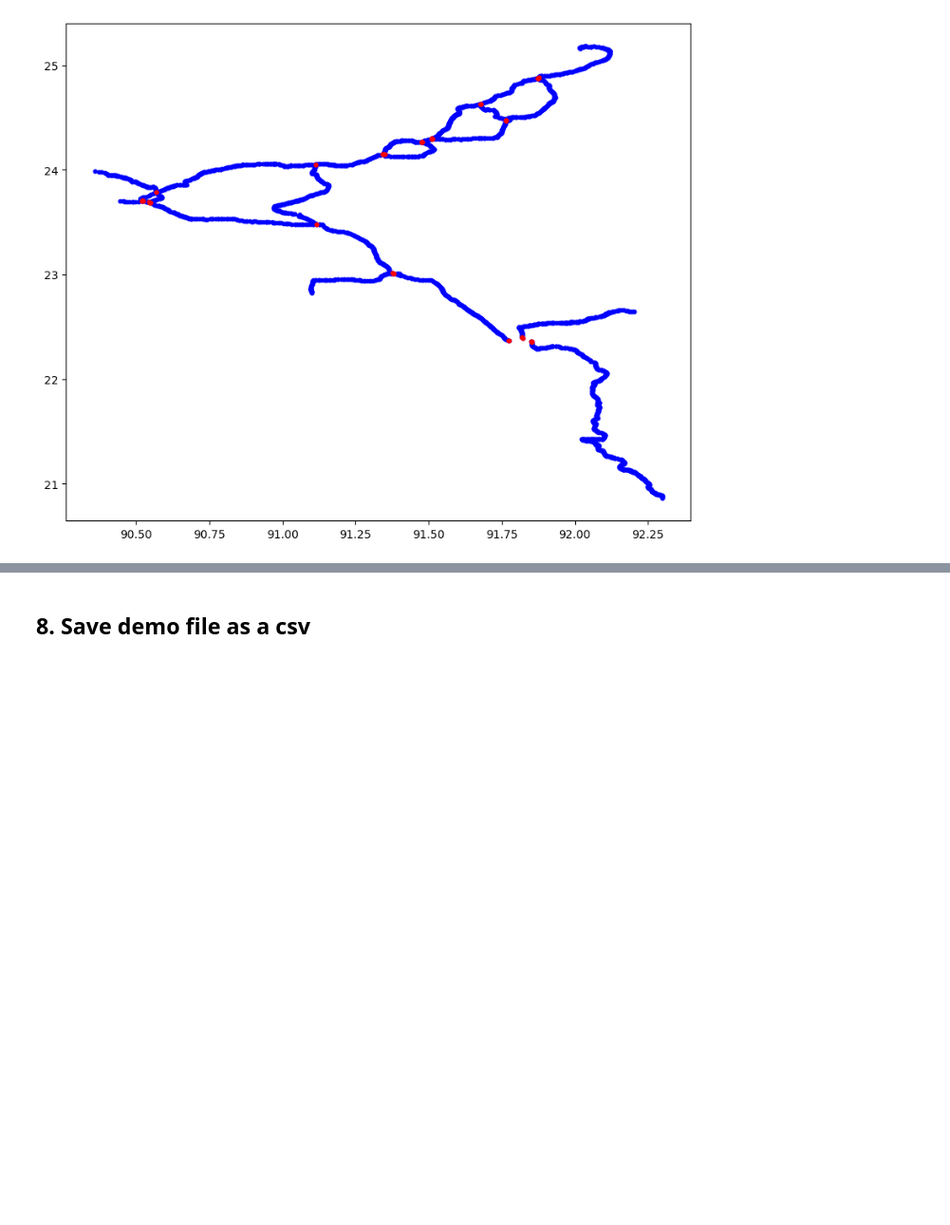
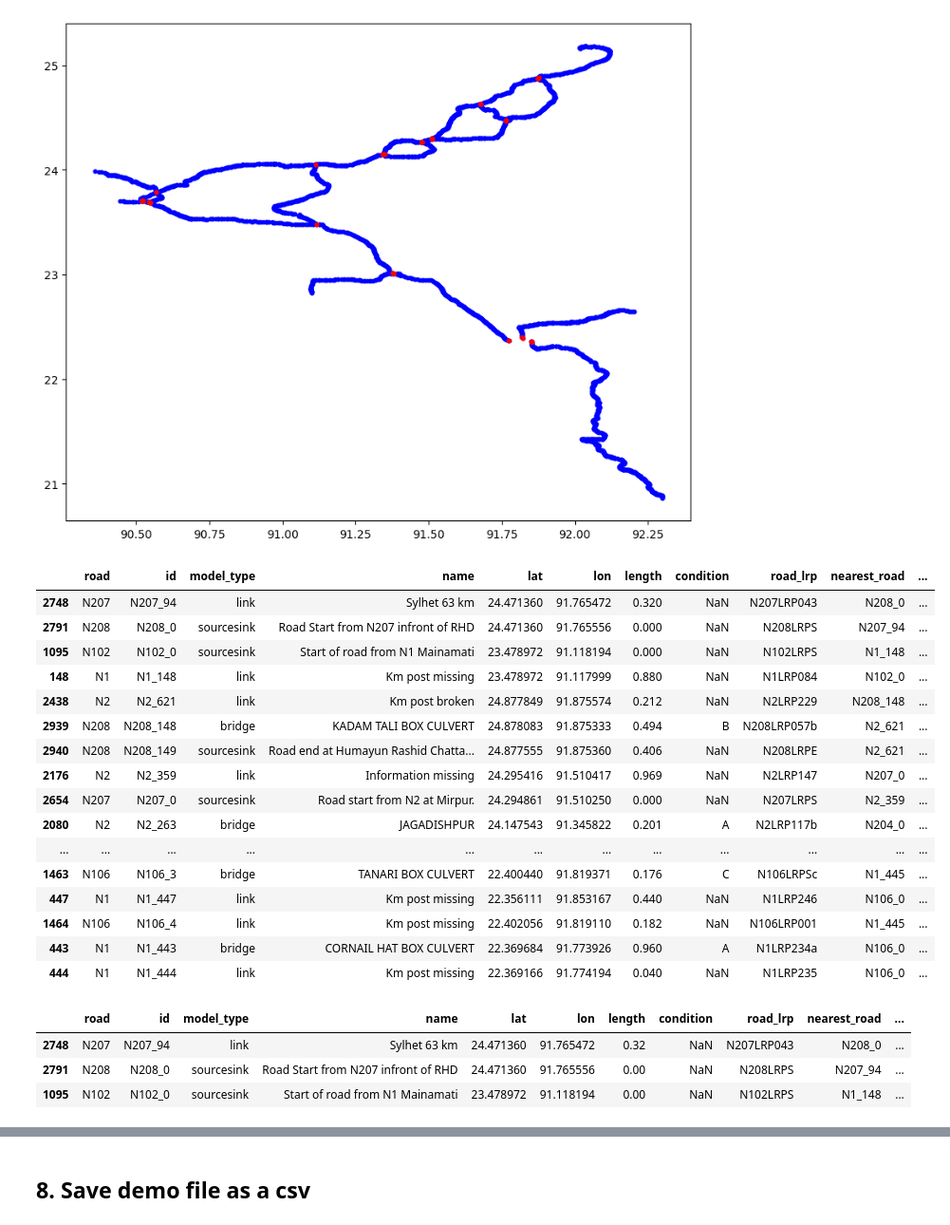
Before and after one commit to daniela1998/Advanced-Simulation-Assignments, a Jupyter notebook: Assignment 3/EPA133a-G16-A3_demo_generator/notebook/CreateDemoFile - Rachel.ipynb, the cells around one changed output, grey strips where cells are left out. Shown at 95% size. Cells and saved outputs as stored; diff of their text form; code cells hidden in the pictures; blank space fills up the shorter version.

```diff
--- a/Assignment 3/EPA133a-G16-A3_demo_generator/notebook/CreateDemoFile - Rachel.ipynb
+++ b/Assignment 3/EPA133a-G16-A3_demo_generator/notebook/CreateDemoFile - Rachel.ipynb
@@ -587,3 +587,30 @@ plt.scatter(df_intersection_1['lon'], df_intersection_1['lat'], s=10, c='red')
 plt.show()
 # %% [output]
 [figure]
+# %%
+df_intersection_1
+# %% [output]
+|  | road | id | model_type | name | lat | lon | length | condition | road_lrp | nearest_road | ... |
+| 2748 | N207 | N207_94 | link | Sylhet 63 km | 24.471360 | 91.765472 | 0.320 | NaN | N207LRP043 | N208_0 | ... |
+| 2791 | N208 | N208_0 | sourcesink | Road Start from N207 infront of RHD | 24.471360 | 91.765556 | 0.000 | NaN | N208LRPS | N207_94 | ... |
+| 1095 | N102 | N102_0 | sourcesink | Start of road from N1 Mainamati | 23.478972 | 91.118194 | 0.000 | NaN | N102LRPS | N1_148 | ... |
+| 148 | N1 | N1_148 | link | Km post missing | 23.478972 | 91.117999 | 0.880 | NaN | N1LRP084 | N102_0 | ... |
+| 2438 | N2 | N2_621 | link | Km post broken | 24.877849 | 91.875574 | 0.212 | NaN | N2LRP229 | N208_148 | ... |
+| 2939 | N208 | N208_148 | bridge | KADAM TALI BOX CULVERT | 24.878083 | 91.875333 | 0.494 | B | N208LRP057b | N2_621 | ... |
+| 2940 | N208 | N208_149 | sourcesink | Road end at Humayun Rashid Chatta... | 24.877555 | 91.875360 | 0.406 | NaN | N208LRPE | N2_621 | ... |
+| 2176 | N2 | N2_359 | link | Information missing | 24.295416 | 91.510417 | 0.969 | NaN | N2LRP147 | N207_0 | ... |
+| 2654 | N207 | N207_0 | sourcesink | Road start from N2 at Mirpur. | 24.294861 | 91.510250 | 0.000 | NaN | N207LRPS | N2_359 | ... |
+| 2080 | N2 | N2_263 | bridge | JAGADISHPUR | 24.147543 | 91.345822 | 0.201 | A | N2LRP117b | N204_0 | ... |
+| ... | ... | ... | ... | ... | ... | ... | ... | ... | ... | ... | ... |
+| 1463 | N106 | N106_3 | bridge | TANARI BOX CULVERT | 22.400440 | 91.819371 | 0.176 | C | N106LRPSc | N1_445 | ... |
+| 447 | N1 | N1_447 | link | Km post missing | 22.356111 | 91.853167 | 0.440 | NaN | N1LRP246 | N106_0 | ... |
+| 1464 | N106 | N106_4 | link | Km post missing | 22.402056 | 91.819110 | 0.182 | NaN | N106LRP001 | N1_445 | ... |
+| 443 | N1 | N1_443 | bridge | CORNAIL HAT BOX CULVERT | 22.369684 | 91.773926 | 0.960 | A | N1LRP234a | N106_0 | ... |
+| 444 | N1 | N1_444 | link | Km post missing | 22.369166 | 91.774194 | 0.040 | NaN | N1LRP235 | N106_0 | ... |
+# %%
+df_intersection_1.head(3)
+# %% [output]
+|  | road | id | model_type | name | lat | lon | length | condition | road_lrp | nearest_road | ... |
+| 2748 | N207 | N207_94 | link | Sylhet 63 km | 24.471360 | 91.765472 | 0.32 | NaN | N207LRP043 | N208_0 | ... |
+| 2791 | N208 | N208_0 | sourcesink | Road Start from N207 infront of RHD | 24.471360 | 91.765556 | 0.00 | NaN | N208LRPS | N207_94 | ... |
+| 1095 | N102 | N102_0 | sourcesink | Start of road from N1 Mainamati | 23.478972 | 91.118194 | 0.00 | NaN | N102LRPS | N1_148 | ... |
```
Also changed, not shown: parts of 4 cells of this notebook.
